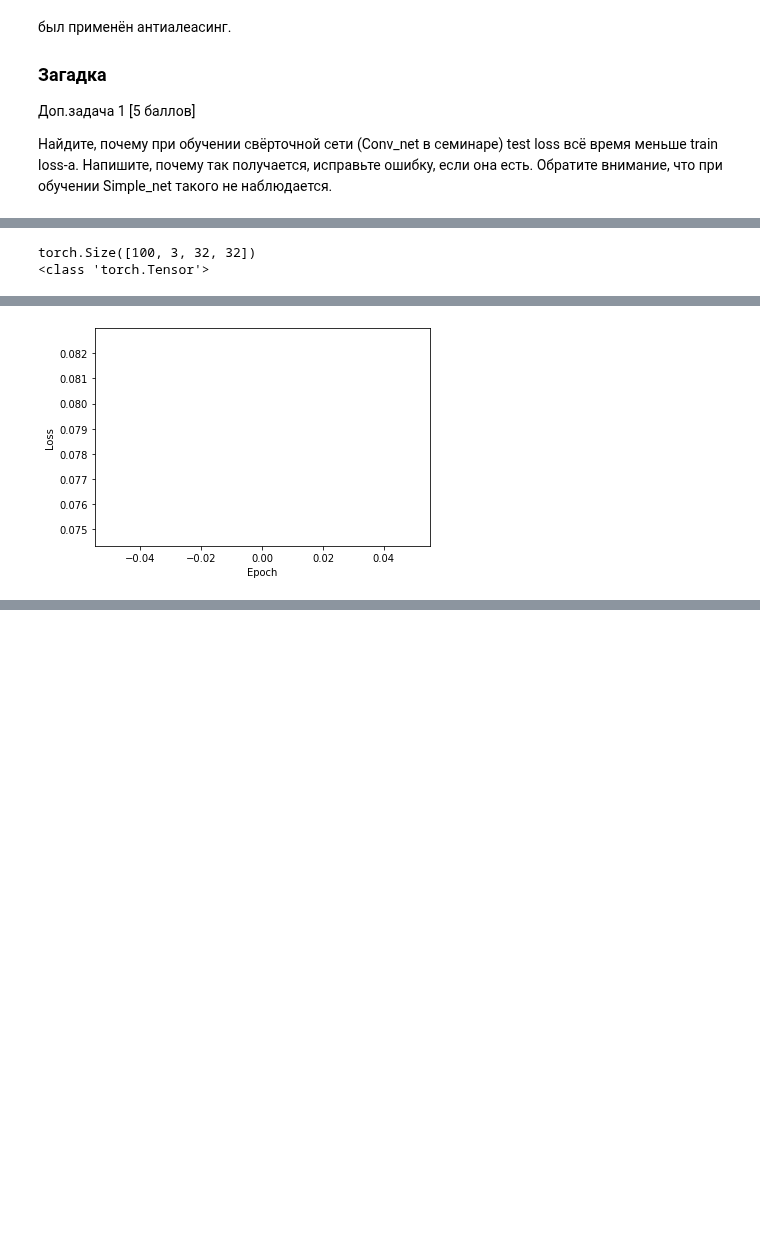
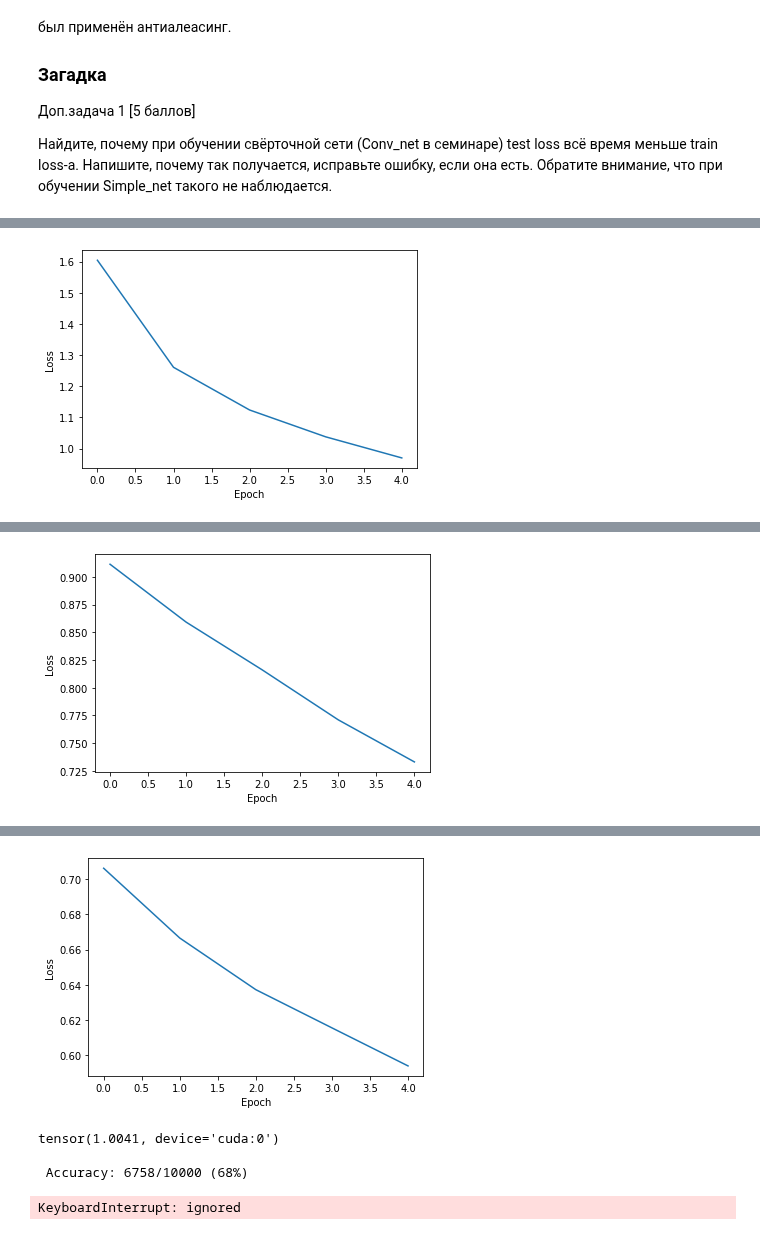
Before and after one commit to StarkitRobots/cvr_course, a Jupyter notebook: notebooks/nn_hw6.ipynb, the cells around one changed output, grey strips where cells are left out. Saved outputs shown, nothing was run; the diff lists cells and outputs as text; code cells hidden in the pictures; blank space fills up the shorter version.

```diff
--- a/notebooks/nn_hw6.ipynb
+++ b/notebooks/nn_hw6.ipynb
@@ -66,11 +65,3 @@ Extracting ../data/cifar-10-python.tar.gz to ../data
-# %%
-for i, (data,target) in enumerate(train_loader):
-  print(data.shape)
-  print(type(target))
-  break
-# %% [output]
-torch.Size([100, 3, 32, 32])
-<class 'torch.Tensor'>
 # %%
 class Net(nn.Module):
     def __init__(self, hidden, out_sz):
@@ -96,36 +87,36 @@ class Net(nn.Module):
 class Conv_net(nn.Module):
     def __init__(self):
         super(Conv_net, self).__init__()
-        self.conv1 = nn.Conv2d(3, 32, 3, 1,padding=1)
+        self.conv1 = nn.Conv2d(3, 30, 3, 1,padding=1)
         self.act1=nn.ReLU()
-        self.conv2 = nn.Conv2d(32, 64, 3, 1,padding=1)
+        self.conv2 = nn.Conv2d(30, 60, 3, 1,padding=1)
         self.max_pool2=nn.MaxPool2d(2)
         self.dropout1 = nn.Dropout2d(0.25)
         #Flatten in forward function
-        self.fc1 = nn.Linear(16384, 128)
+        self.fc1 = nn.Linear(15360, 100)
         self.act2 = nn.ReLU()
         self.dropout2 = nn.Dropout2d(0.5)
-        self.fc2 = nn.Linear(128, 10)
+        self.fc2 = nn.Linear(100, 10)
         self.act3 = nn.Softmax(dim=1)
 
     def forward(self, x):
-        #torch.Size([64, 3, 32, 32])
+        #torch.Size([batch_size, 3, 32, 32])
         x = self.conv1(x)
-        #torch.Size([64, 32, 32, 32])
+        #torch.Size([batch_size, 30, 32, 32])
         x = self.act1(x)
         x = self.conv2(x)
-        #torch.Size([64,64,32,32])
+        #torch.Size([batch_size,60,32,32])
         x = self.max_pool2(x)
-        #torch.Size([64, 64, 16, 16])
+        #torch.Size([batch_size, 60, 16, 16])
         x = self.dropout1(x)
         x = torch.flatten(x,1)
-        #torch.Size([64, 16384])
+        #torch.Size([batch_size, 15360])
         x = self.fc1(x)
-        #torch.Size([64, 128])
+        #torch.Size([batch_size, 100])
         x = self.act2(x)
         x = self.dropout2(x)
         x = self.fc2(x)
-        #torch.Size([64, 10])
+        #torch.Size([batch_size, 10])
         return x
 
     #Using Softmax only for probability predictions
@@ -145,7 +136,7 @@ def train(model, train_dataset, epochs, criterion, optimizer):
             target=target.to(device)
             optimizer.zero_grad()   # zero the gradient buffers
             output = model.forward(data)
-            loss = criterion(output, target.to(device))
+            loss = criterion(output, target)
             loss.backward()
             loss_samples.append(loss.data.cpu().numpy())
             optimizer.step()    # Does the update
@@ -161,24 +152,26 @@ def train(model, train_dataset, epochs, criterion, optimizer):
 # %%
 def test(model, device, test_loader):
     model.eval()
+    loss=0
     accuracy = 0
     correct = 0
     total = 0
     with torch.no_grad():
         for data, target in test_loader:
             data, target = data.to(device), target.to(device)
-            output = model.inference(data)
+            output = model.forward(data)
+            criterion=nn.CrossEntropyLoss()
+            loss+= criterion(output,target)
             pred = output.argmax(dim=1, keepdim=True)
             target = target.view_as(pred)
             for i,single_pred in enumerate(pred):
                 if single_pred == target[i]:
                     correct+= 1
-
-
             total += len(pred)
+    loss = loss/len(test_loader)
     accuracy = correct / total
 
-
+    print(loss)
     print('\n Accuracy: {}/{} ({:.0f}%)\n'.format(
         correct, total, 100. * accuracy))
 # %%
@@ -187,9 +180,9 @@ net = Conv_net().to(device)
 # %%
 #Main loop train epochs_train times and test once and
 #repeat it train_cycles times
-train_cycles=1
-epochs_train=1
-lr=0.0001
+train_cycles=5
+epochs_train=5
+lr=0.001
 #Main loop
 for i in range(train_cycles):
     train(model=net, train_dataset=train_loader, epochs=epochs_train, criterion=nn.CrossEntropyLoss(), optimizer=optim.Adam(net.parameters(), lr=lr))
@@ -199 +196 @@ Epoch        0 Loss: 0.07866515726130456
-[figure, old version]
+[figure, new version]
@@ -200,0 +206 @@ Epoch        0 Loss: 0.07866515726130456
+[figure, added]
@@ -200,0 +216,5 @@ Epoch        0 Loss: 0.07866515726130456
+[figure, added]
+tensor(1.0041, device='cuda:0')
+
+ Accuracy: 6758/10000 (68%)
+KeyboardInterrupt: ignored
```
Also changed, not shown: parts of 3 cells of this notebook.
